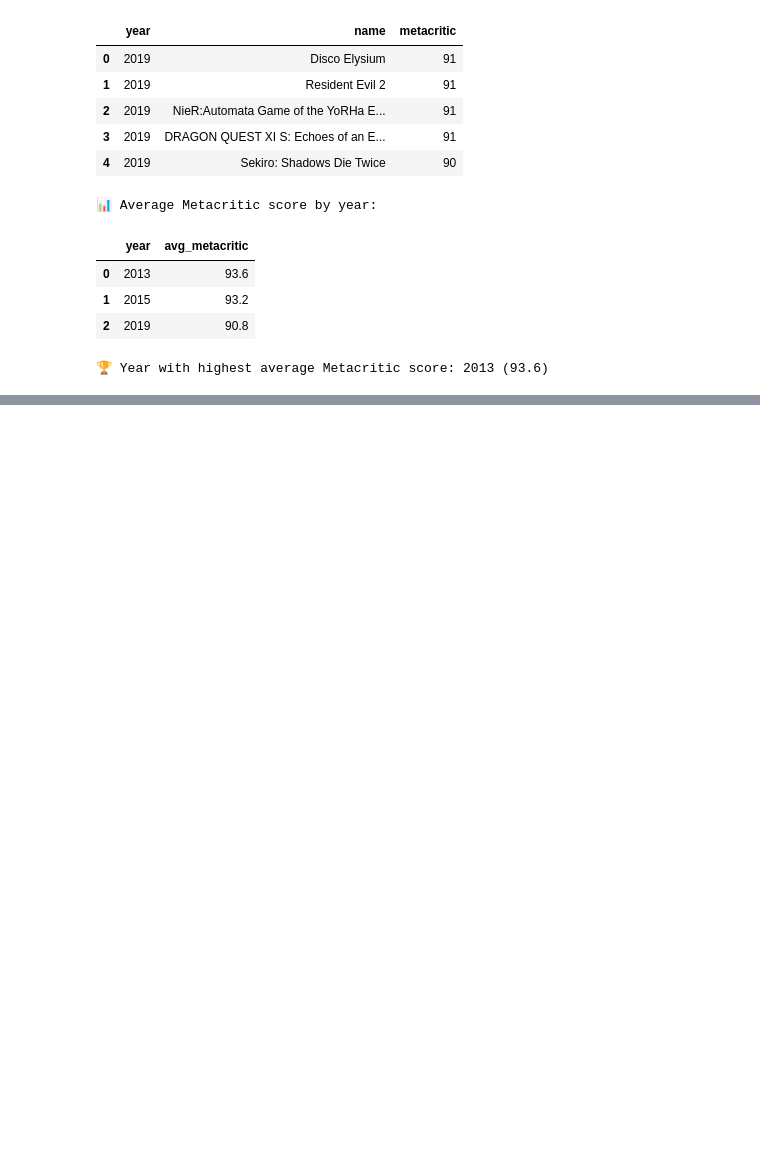
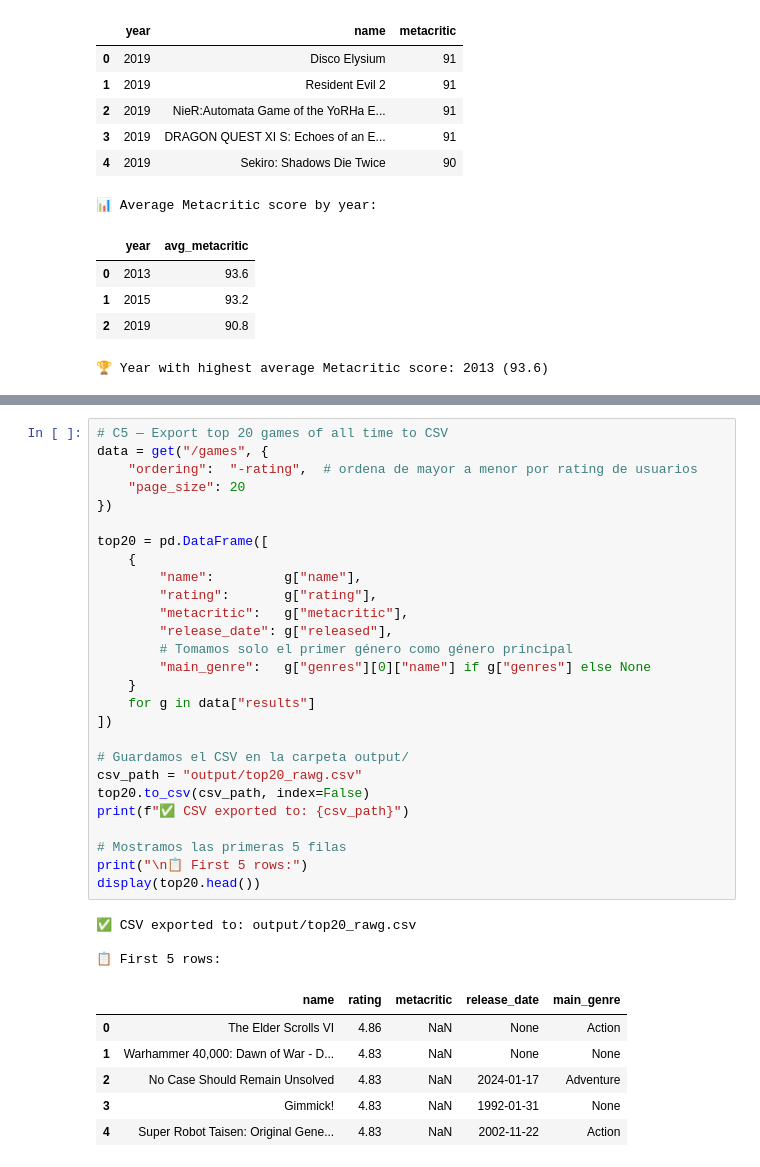
Before and after one commit to alejandroventuraventurameza-tech/Scraping_data, a Jupyter notebook: api/tarea_rawg_api.ipynb, the cells around one changed output, grey strips where cells are left out. Saved outputs shown, nothing was run; the diff lists cells and outputs as text; blank space fills up the shorter version.

```diff
--- a/api/tarea_rawg_api.ipynb
+++ b/api/tarea_rawg_api.ipynb
@@ -361,0 +366,37 @@ print(f"\n🏆 Year with highest average Metacritic score: {best_year} ({avg_by_
+# %%
+# C5 — Export top 20 games of all time to CSV
+data = get("/games", {
+    "ordering":  "-rating",  # ordena de mayor a menor por rating de usuarios
+    "page_size": 20
+})
+
+top20 = pd.DataFrame([
+    {
+        "name":         g["name"],
+        "rating":       g["rating"],
+        "metacritic":   g["metacritic"],
+        "release_date": g["released"],
+        # Tomamos solo el primer género como género principal
+        "main_genre":   g["genres"][0]["name"] if g["genres"] else None
+    }
+    for g in data["results"]
+])
+
+# Guardamos el CSV en la carpeta output/
+csv_path = "output/top20_rawg.csv"
+top20.to_csv(csv_path, index=False)
+print(f"✅ CSV exported to: {csv_path}")
+
+# Mostramos las primeras 5 filas
+print("\n📋 First 5 rows:")
+display(top20.head())
+# %% [output]
+✅ CSV exported to: output/top20_rawg.csv
+
+📋 First 5 rows:
+|  | name | rating | metacritic | release_date | main_genre |
+| 0 | The Elder Scrolls VI | 4.86 | NaN | None | Action |
+| 1 | Warhammer 40,000: Dawn of War - D... | 4.83 | NaN | None | None |
+| 2 | No Case Should Remain Unsolved | 4.83 | NaN | 2024-01-17 | Adventure |
+| 3 | Gimmick! | 4.83 | NaN | 1992-01-31 | None |
+| 4 | Super Robot Taisen: Original Gene... | 4.83 | NaN | 2002-11-22 | Action |
```
Also changed, not shown: parts of 1 cell of this notebook, 1 other file.
